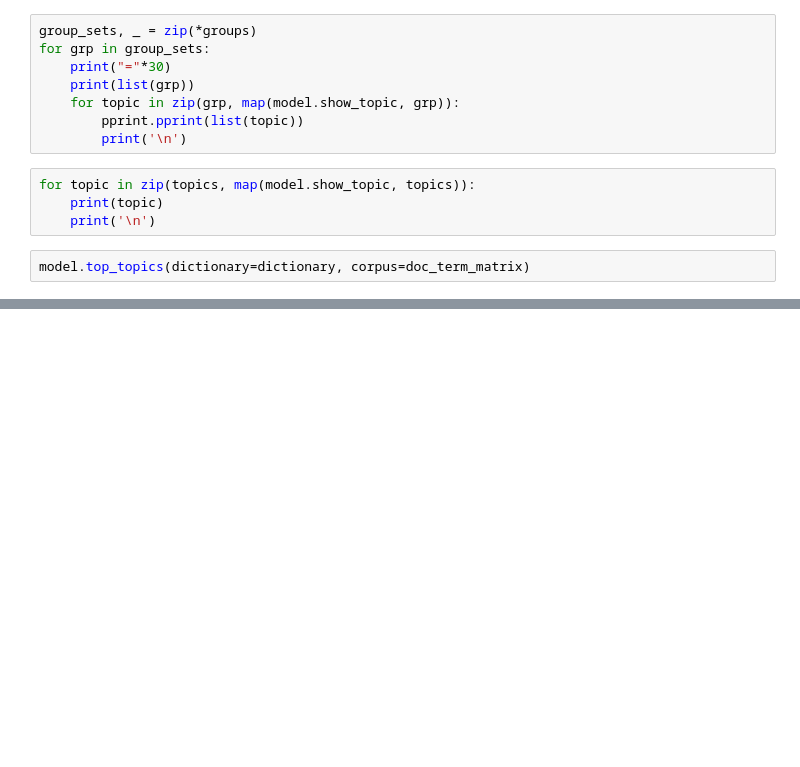
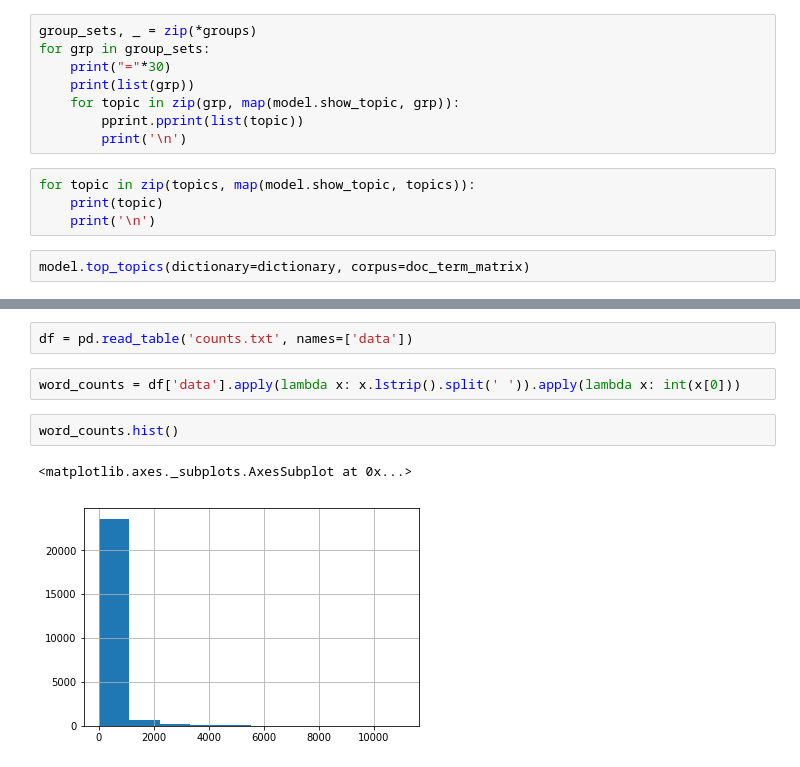
Before and after one commit to averyjordan1/4chan_modeling, a Jupyter notebook: 4chan_modeling.ipynb, the cells around one changed output, grey strips where cells are left out. Cells and saved outputs as stored; diff of their text form; blank space fills up the shorter version.

```diff
--- a/4chan_modeling.ipynb
+++ b/4chan_modeling.ipynb
@@ -156,0 +147,9 @@ model.top_topics(dictionary=dictionary, corpus=doc_term_matrix)
+# %%
+df = pd.read_table('counts.txt', names=['data'])
+# %%
+word_counts = df['data'].apply(lambda x: x.lstrip().split(' ')).apply(lambda x: int(x[0]))
+# %%
+word_counts.hist()
+# %% [output]
+<matplotlib.axes._subplots.AxesSubplot at 0x...>
+[figure, added]
```
Also changed, not shown: parts of 35 cells of this notebook, 6 other files.
